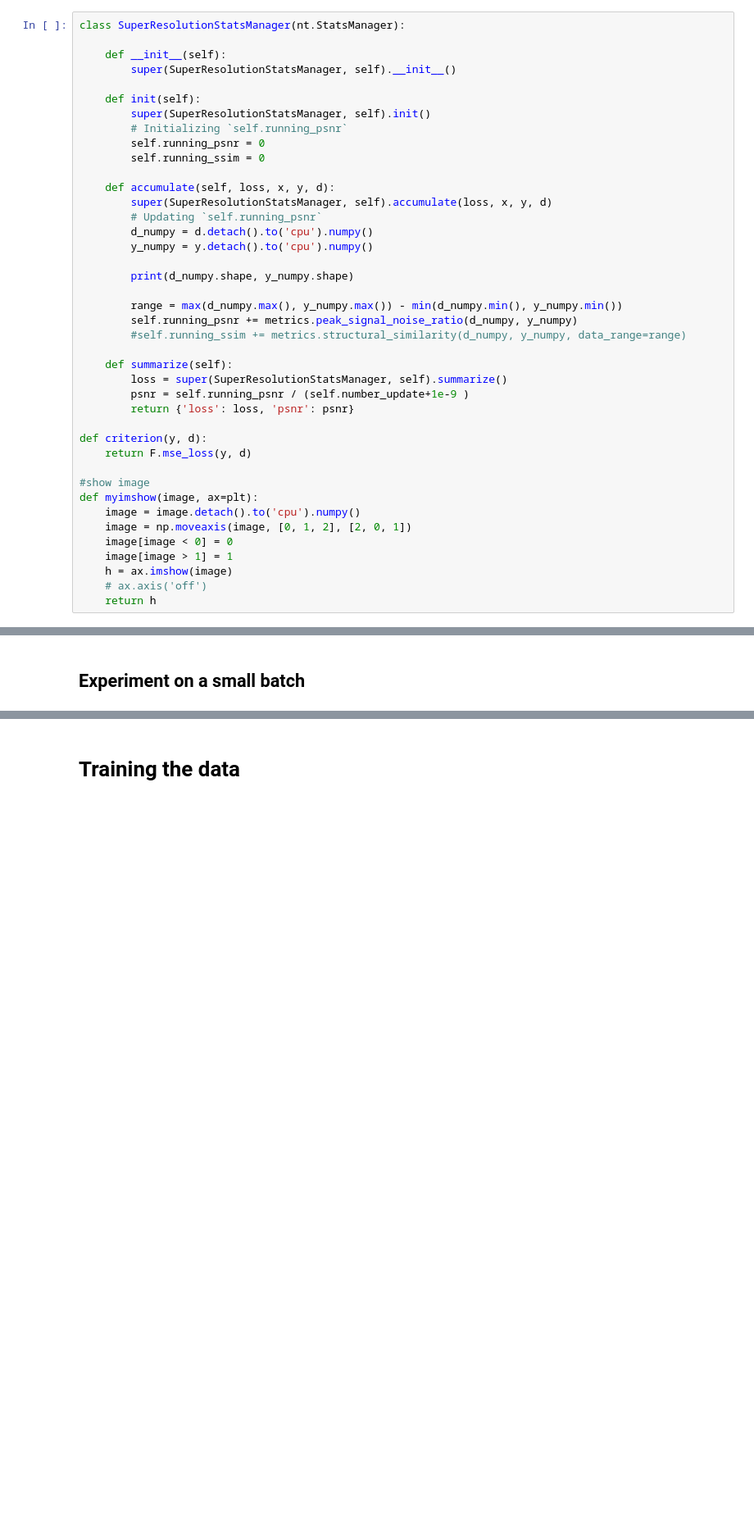
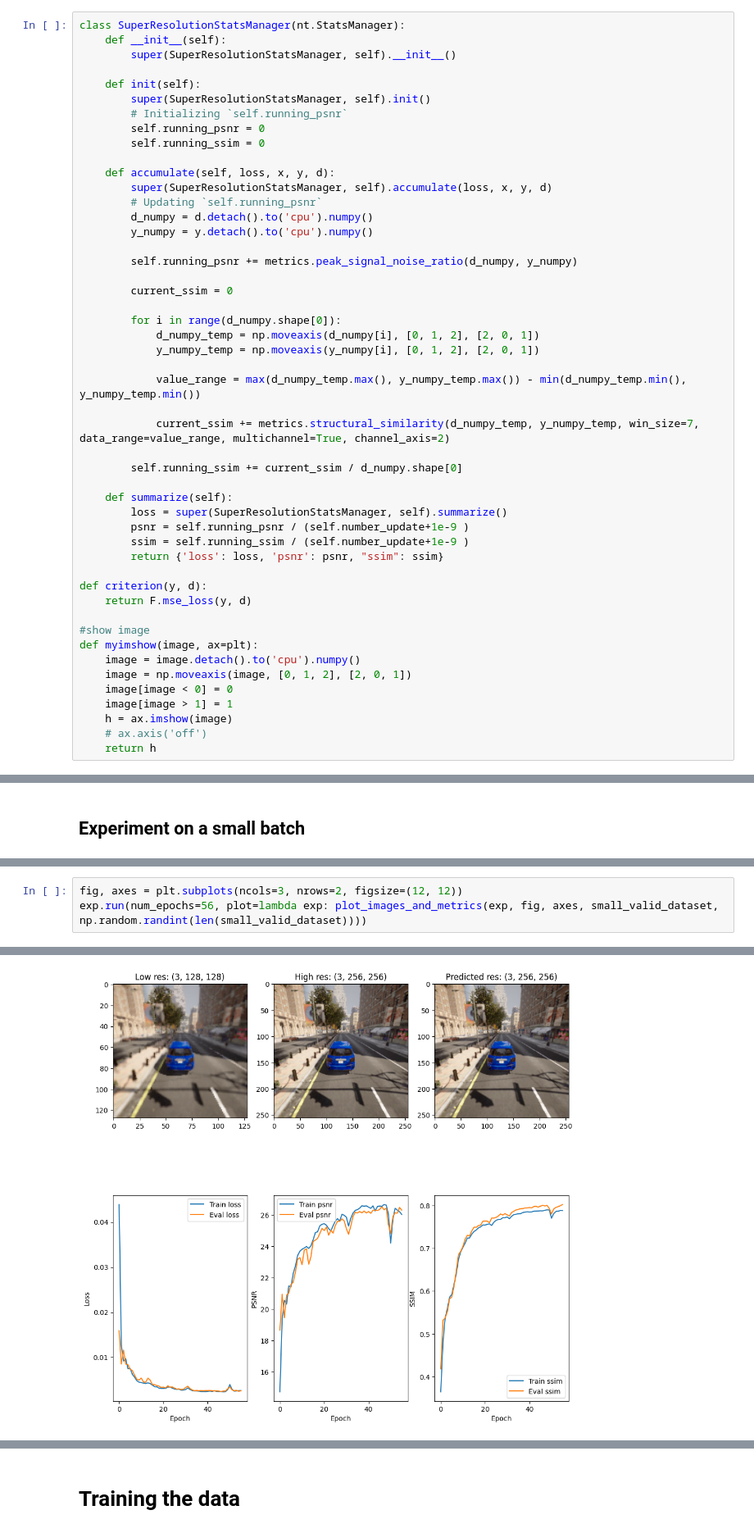
Before and after one commit to MightyCode/Super-Resolution-Project, a Jupyter notebook: src/train_rdn.ipynb, the cells around one changed output, grey strips where cells are left out. Shown at 82% size. Saved outputs shown, nothing was run; the diff lists cells and outputs as text; blank space fills up the shorter version.

```diff
--- a/src/train_rdn.ipynb
+++ b/src/train_rdn.ipynb
@@ -39,7 +39,6 @@ cuda
 # Utility function
 # %%
 class SuperResolutionStatsManager(nt.StatsManager):
-
     def __init__(self):
         super(SuperResolutionStatsManager, self).__init__()
 
@@ -55,16 +54,25 @@ class SuperResolutionStatsManager(nt.StatsManager):
         d_numpy = d.detach().to('cpu').numpy()
         y_numpy = y.detach().to('cpu').numpy()
 
-        print(d_numpy.shape, y_numpy.shape)
+        self.running_psnr += metrics.peak_signal_noise_ratio(d_numpy, y_numpy)
 
-        range = max(d_numpy.max(), y_numpy.max()) - min(d_numpy.min(), y_numpy.min())
-        self.running_psnr += metrics.peak_signal_noise_ratio(d_numpy, y_numpy)
-        #self.running_ssim += metrics.structural_similarity(d_numpy, y_numpy, data_range=range)
+        current_ssim = 0
+
+        for i in range(d_numpy.shape[0]):
+            d_numpy_temp = np.moveaxis(d_numpy[i], [0, 1, 2], [2, 0, 1])
+            y_numpy_temp = np.moveaxis(y_numpy[i], [0, 1, 2], [2, 0, 1])
+
+            value_range = max(d_numpy_temp.max(), y_numpy_temp.max()) - min(d_numpy_temp.min(), y_numpy_temp.min())
+
+            current_ssim += metrics.structural_similarity(d_numpy_temp, y_numpy_temp, win_size=7, data_range=value_range, multichannel=True, channel_axis=2)
+
+        self.running_ssim += current_ssim / d_numpy.shape[0]
 
     def summarize(self):
         loss = super(SuperResolutionStatsManager, self).summarize()
         psnr = self.running_psnr / (self.number_update+1e-9 )
-        return {'loss': loss, 'psnr': psnr}
+        ssim = self.running_ssim / (self.number_update+1e-9 )
+        return {'loss': loss, 'psnr': psnr, "ssim": ssim}
 
 def criterion(y, d):
     return F.mse_loss(y, d)
@@ -147,0 +198,4 @@ ValueError: win_size exceeds image extent. Either ensure that your images are at
+# %%
+fig, axes = plt.subplots(ncols=3, nrows=2, figsize=(12, 12))
+exp.run(num_epochs=56, plot=lambda exp: plot_images_and_metrics(exp, fig, axes, small_valid_dataset, np.random.randint(len(small_valid_dataset))))
+# %% [output]
@@ -148,2 +219,3 @@ ValueError: win_size exceeds image extent. Either ensure that your images are at
+[figure, added]
 # %%
 fig, axes = plt.subplots(2, 2, figsize=(10, 10))
```
Also changed, not shown: parts of 12 cells of this notebook, 1 other file.
